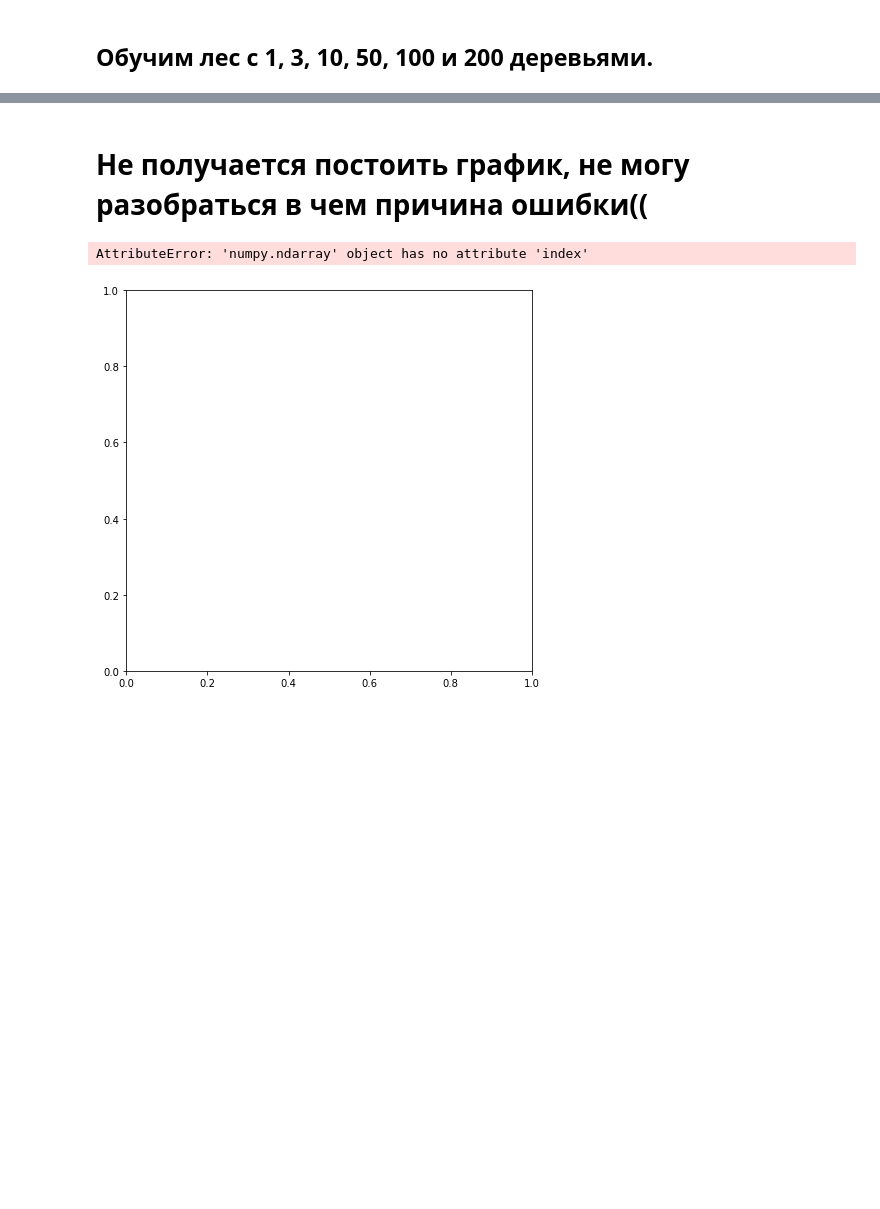
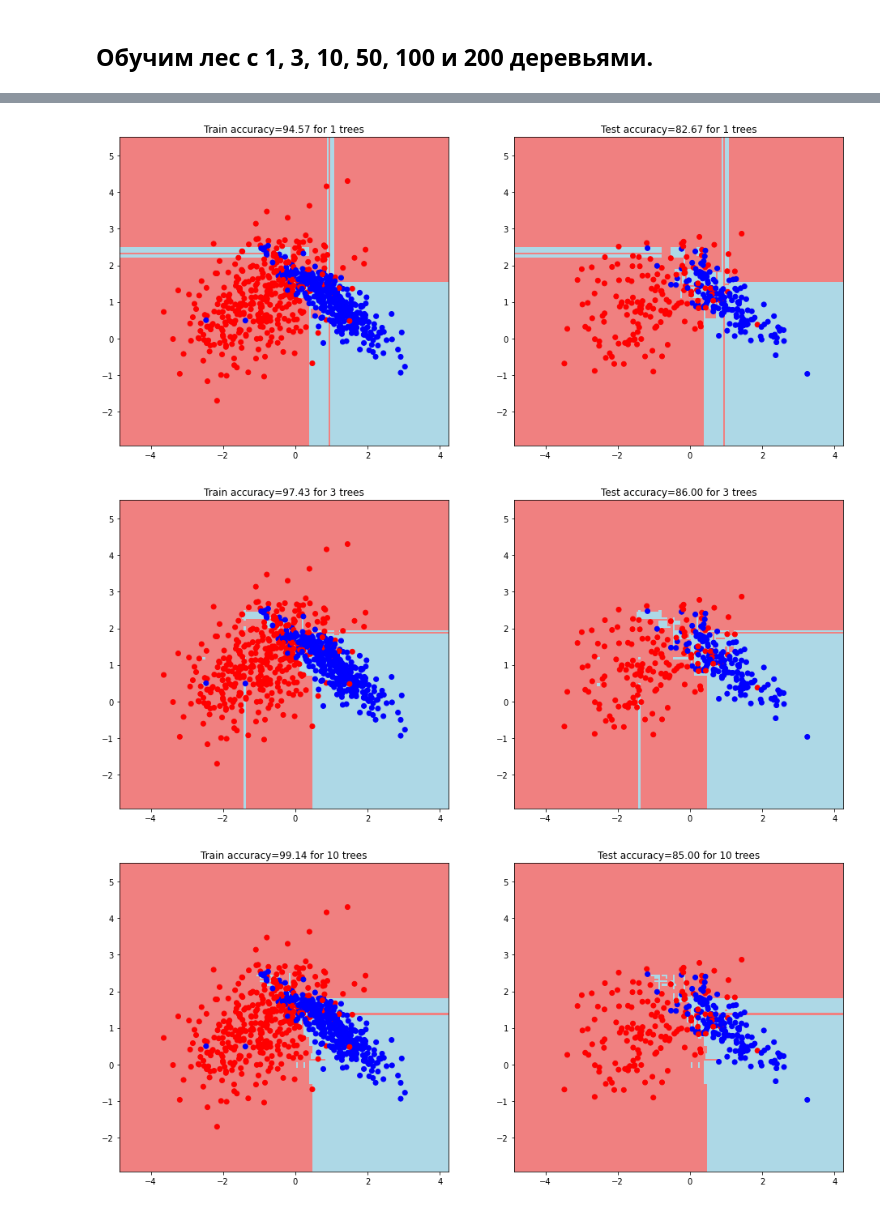
Before and after one commit to maltsevd/GB_ML_Algos, a Jupyter notebook: Lesson_5.ipynb, the cells around one changed output, grey strips where cells are left out. Cells and saved outputs as stored; diff of their text form; code cells hidden in the pictures; blank space fills up the shorter version.

```diff
--- a/Lesson_5.ipynb
+++ b/Lesson_5.ipynb
@@ -224,7 +225,7 @@ def predict(data, tree):
 # %%
 # предсказание голосованием деревьев
 
-def tree_vote(data, forest):
+def tree_vote(forest, data):
 
     # добавим предсказания всех деревьев в список
     predictions = []
@@ -289,10 +265,11 @@ print(f'Точность случайного леса из {n_trees} дерев
 # %% [markdown]
 ## Обучим лес с 1, 3, 10, 50, 100 и 200 деревьями.
 # %%
-trees = [1, 3, 10, 50, 100, 200]
+trees_num = [1, 3, 10, 50, 100, 200, 500]
+forests = {}
 train_ans = {}
 test_ans = {}
-for  i in trees:
-    forest = random_forest(train_data, train_labels, i)
-    train_ans[i] = tree_vote(train_data, forest)
-    test_ans[i] = tree_vote(test_data, forest)
+for  i in trees_num:
+    forests[i] = random_forest(train_data, train_labels, i)
+    train_ans[i] = tree_vote(forests[i], train_data)
+    test_ans[i] = tree_vote(forests[i], test_data)
@@ -302,8 +276,10 @@ for  i in trees:
 # %%
 print(f'Train and test accuracy:')
+train_acc = {}
+test_acc = {}
 for i in (train_ans):
-    test_acc = accuracy_metric(test_labels, test_ans[i])
-    train_acc = accuracy_metric(train_labels, train_ans[i])
+    test_acc[i] = accuracy_metric(test_labels, test_ans[i])
+    train_acc[i] = accuracy_metric(train_labels, train_ans[i])
     print(f'For {i} trees: {train_acc}, {test_acc}')
 # %% [output]
 Train and test accuracy:
@@ -316,28 +293,21 @@ For 200 trees: 100.0, 90.66666666666666
-# %% [markdown]
-# Не получается постоить график, не могу разобраться в чем причина ошибки((
 # %%
-# Визуализируем дерево на графике
+for i in trees_num:
+    plt.figure(figsize = (16, 7))
 
-def get_meshgrid(data, step=.05, border=1.2):
-    x_min, x_max = data[:, 0].min() - border, data[:, 0].max() + border
-    y_min, y_max = data[:, 1].min() - border, data[:, 1].max() + border
-    return np.meshgrid(np.arange(x_min, x_max, step), np.arange(y_min, y_max, step))
+    # график обучающей выборки
+    plt.subplot(1,2,1)
+    xx, yy = get_meshgrid(train_data)
+    mesh_predictions = np.array(tree_vote(forests[i], np.c_[xx.ravel(), yy.ravel()])).reshape(xx.shape)
+    plt.pcolormesh(xx, yy, mesh_predictions, cmap = light_colors, shading = 'auto')
+    plt.scatter(train_data[:, 0], train_data[:, 1], c = train_labels, cmap = colors)
+    plt.title(f'Train accuracy={train_acc[i]:.2f} for {i} trees')
 
-plt.figure(figsize = (16, 7))
-
-# график обучающей выборки
-plt.subplot(1,2,1)
-xx, yy = get_meshgrid(train_data)
-mesh_predictions = np.array(tree_vote(my_forest_1, np.c_[xx.ravel(), yy.ravel()])).reshape(xx.shape)
-plt.pcolormesh(xx, yy, mesh_predictions, cmap = light_colors)
-plt.scatter(train_data[:, 0], train_data[:, 1], c = train_labels, cmap = colors)
-plt.title(f'Train accuracy={train_accuracy:.2f}')
-
-# график тестовой выборки
-plt.subplot(1,2,2)
-plt.pcolormesh(xx, yy, mesh_predictions, cmap = light_colors)
-plt.scatter(test_data[:, 0], test_data[:, 1], c = test_labels, cmap = colors)
-plt.title(f'Test accuracy={test_accuracy:.2f}')
+    # график тестовой выборки
+    plt.subplot(1,2,2)
+    plt.pcolormesh(xx, yy, mesh_predictions, cmap = light_colors, shading = 'auto')
+    plt.scatter(test_data[:, 0], test_data[:, 1], c = test_labels, cmap = colors)
+    plt.title(f'Test accuracy={test_acc[i]:.2f} for {i} trees')
 # %% [output]
-AttributeError: 'numpy.ndarray' object has no attribute 'index'
-[figure, old version]
+[figure, new version]
+[figure, added]
+[figure, added]
```
Also changed, not shown: parts of 16 cells of this notebook.
